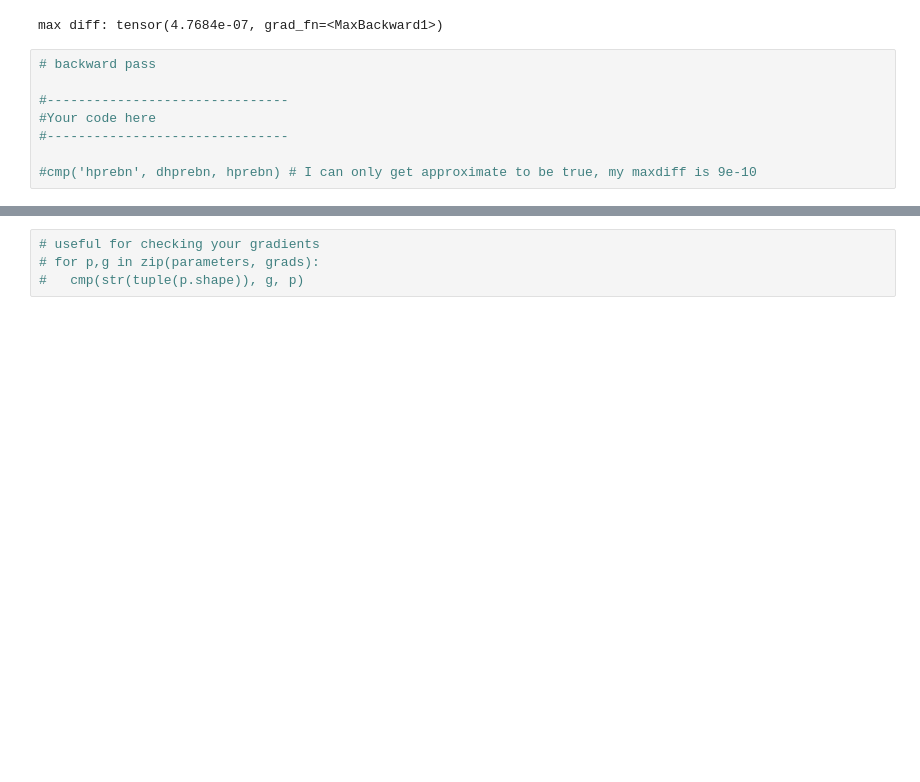
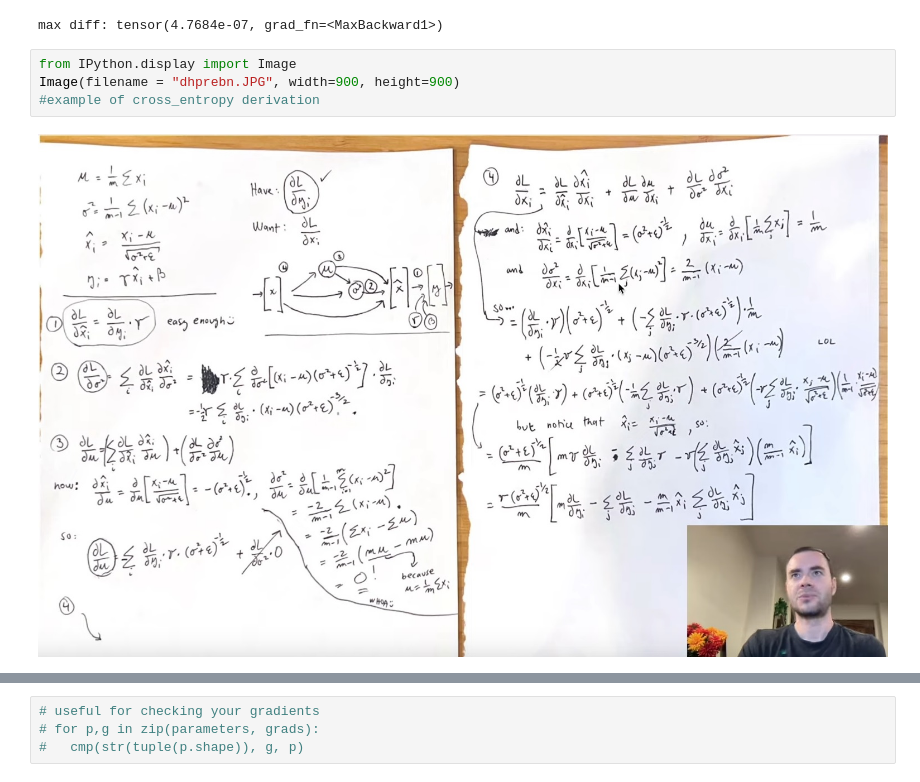
Before and after one commit to popescualexandrucristian/andrej_karpathy_ai_trainining_2024, a Jupyter notebook: building_makemore/the_spelled-out_intro_to_language_modeling_building_makemore_06.ipynb, the cells around one changed output, grey strips where cells are left out. Cells and saved outputs as stored; diff of their text form; blank space fills up the shorter version.

```diff
--- a/building_makemore/the_spelled-out_intro_to_language_modeling_building_makemore_06.ipynb
+++ b/building_makemore/the_spelled-out_intro_to_language_modeling_building_makemore_06.ipynb
@@ -334,11 +342,9 @@ hpreact_fast = bngain * (hprebn - hprebn.mean(0, keepdim=True)) / torch.sqrt(hpr
 print('max diff:', (hpreact_fast - hpreact).abs().max())
 # %% [output]
 max diff: tensor(4.7684e-07, grad_fn=<MaxBackward1>)
-# %%
-# backward pass
-
-#-------------------------------
-#Your code here
-#-------------------------------
-
-#cmp('hprebn', dhprebn, hprebn) # I can only get approximate to be true, my maxdiff is 9e-10
+# %%
+from IPython.display import Image
+Image(filename = "dhprebn.JPG", width=900, height=900)
+#example of cross_entropy derivation
+# %% [output]
+[figure, added]
```
Also changed, not shown: parts of 6 cells of this notebook, 2 other files.
